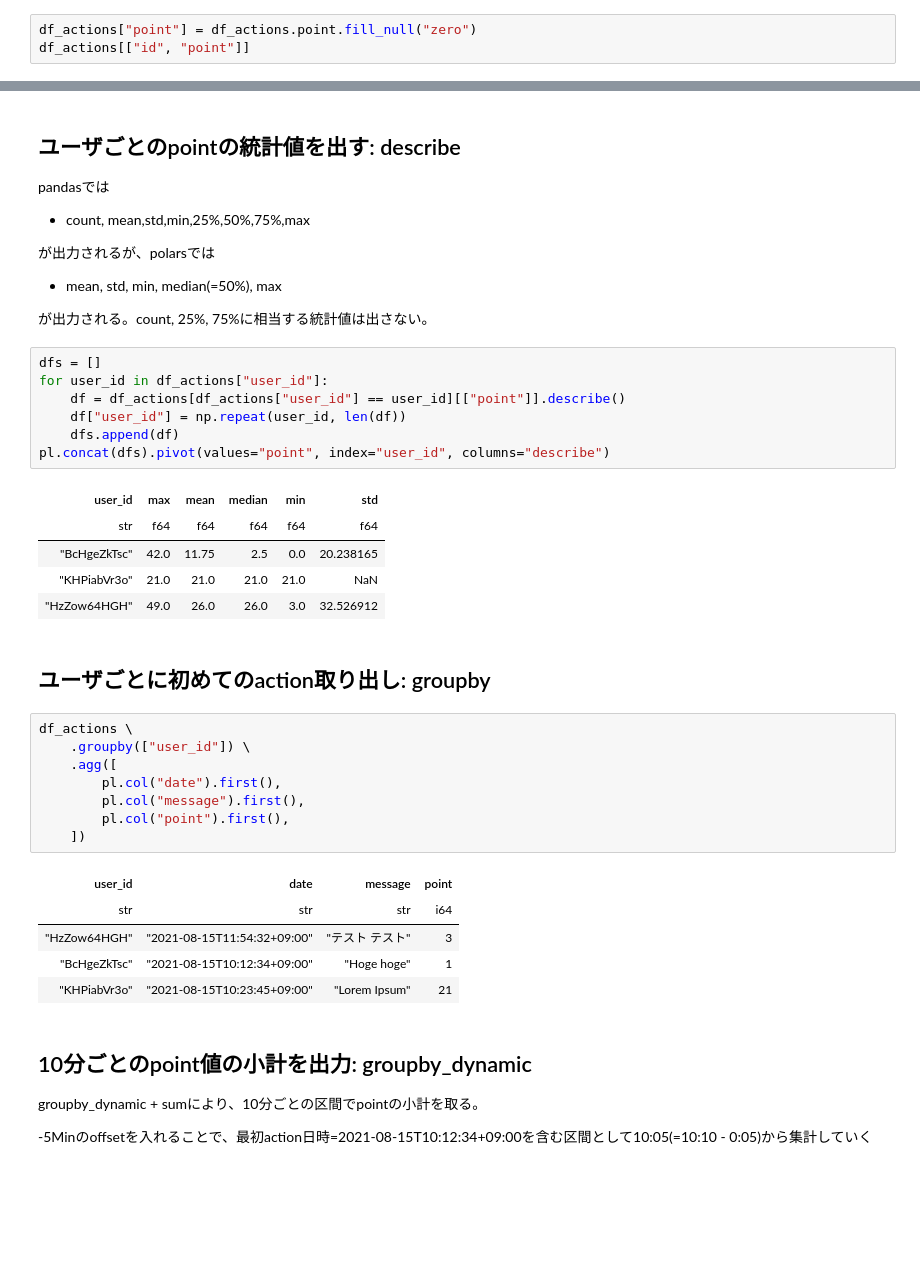
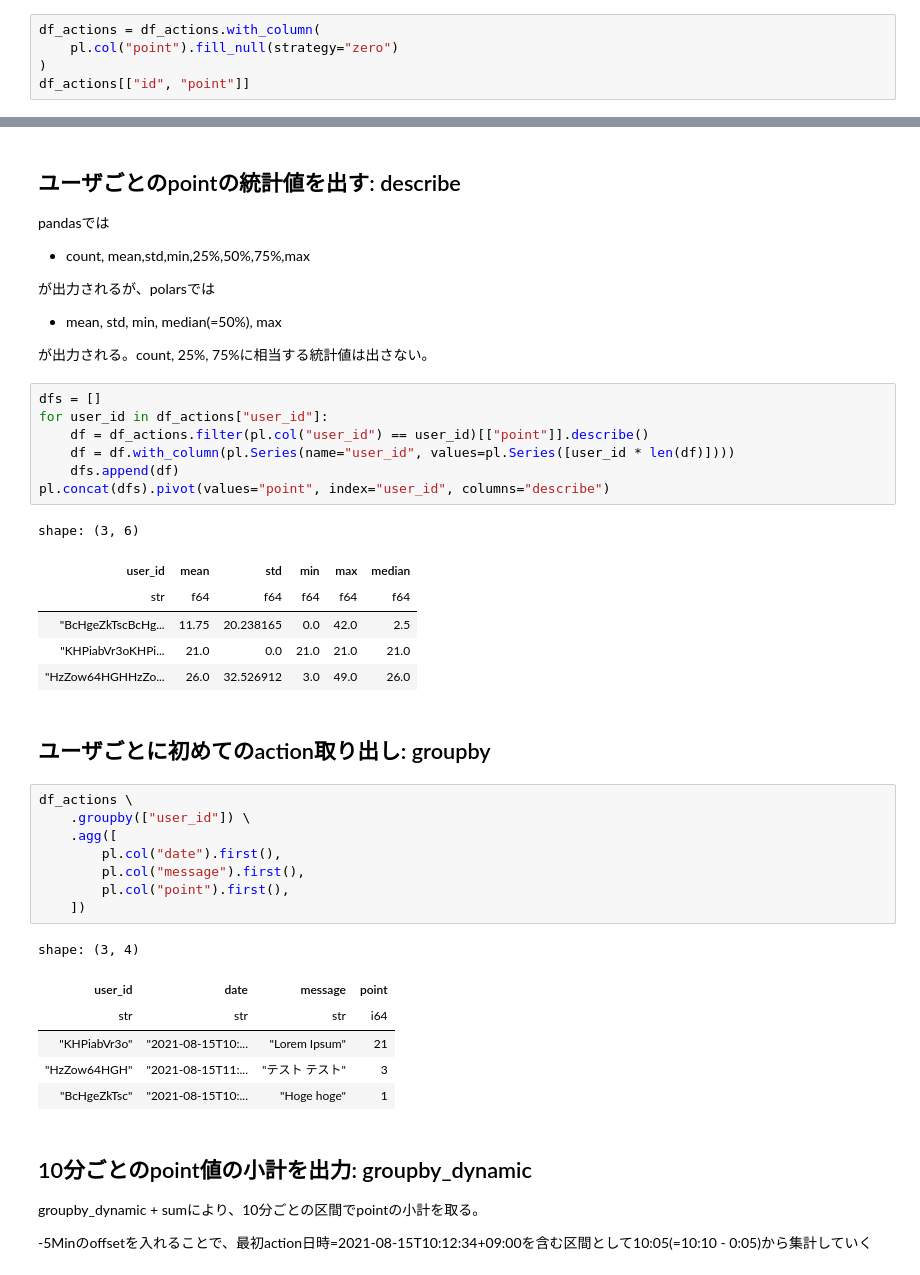
Before and after one commit to Niccari/pandas_polars_processing_example, a Jupyter notebook: polars_processing_example.ipynb, the cells around one changed output, grey strips where cells are left out. Saved outputs shown, nothing was run; the diff lists cells and outputs as text; blank space fills up the shorter version.

```diff
--- a/polars_processing_example.ipynb
+++ b/polars_processing_example.ipynb
@@ -196,6 +199,8 @@ fill_nullのstrategy属性に指定できるものは以下。
 - "one": 1で置き換える
 - "zero": 0で置き換える
 # %%
-df_actions["point"] = df_actions.point.fill_null("zero")
+df_actions = df_actions.with_column(
+    pl.col("point").fill_null(strategy="zero")
+)
 df_actions[["id", "point"]]
 # %% [output]
@@ -240,16 +247,17 @@ pandasでは
 # %%
 dfs = []
 for user_id in df_actions["user_id"]:
-    df = df_actions[df_actions["user_id"] == user_id][["point"]].describe()
-    df["user_id"] = np.repeat(user_id, len(df))
+    df = df_actions.filter(pl.col("user_id") == user_id)[["point"]].describe()
+    df = df.with_column(pl.Series(name="user_id", values=pl.Series([user_id * len(df)])))
     dfs.append(df)
 pl.concat(dfs).pivot(values="point", index="user_id", columns="describe")
 # %% [output]
+shape: (3, 6)
-| user_id | max | mean | median | min | std |
+| user_id | mean | std | min | max | median |
 | str | f64 | f64 | f64 | f64 | f64 |
-| "BcHgeZkTsc" | 42.0 | 11.75 | 2.5 | 0.0 | 20.238165 |
-| "KHPiabVr3o" | 21.0 | 21.0 | 21.0 | 21.0 | NaN |
-| "HzZow64HGH" | 49.0 | 26.0 | 26.0 | 3.0 | 32.526912 |
+| "BcHgeZkTscBcHg... | 11.75 | 20.238165 | 0.0 | 42.0 | 2.5 |
+| "KHPiabVr3oKHPi... | 21.0 | 0.0 | 21.0 | 21.0 | 21.0 |
+| "HzZow64HGHHzZo... | 26.0 | 32.526912 | 3.0 | 49.0 | 26.0 |
 # %% [markdown]
 ## ユーザごとに初めてのaction取り出し: groupby
 # %%
@@ -261,11 +269,12 @@ df_actions \
         pl.col("point").first(),
     ])
 # %% [output]
+shape: (3, 4)
 | user_id | date | message | point |
 | str | str | str | i64 |
-| "HzZow64HGH" | "2021-08-15T11:54:32+09:00" | "テスト テスト" | 3 |
-| "BcHgeZkTsc" | "2021-08-15T10:12:34+09:00" | "Hoge hoge" | 1 |
-| "KHPiabVr3o" | "2021-08-15T10:23:45+09:00" | "Lorem Ipsum" | 21 |
+| "KHPiabVr3o" | "2021-08-15T10:... | "Lorem Ipsum" | 21 |
+| "HzZow64HGH" | "2021-08-15T11:... | "テスト テスト" | 3 |
+| "BcHgeZkTsc" | "2021-08-15T10:... | "Hoge hoge" | 1 |
 # %% [markdown]
 ## 10分ごとのpoint値の小計を出力: groupby_dynamic
 groupby_dynamic + sumにより、10分ごとの区間でpointの小計を取る。
```
Also changed, not shown: parts of 25 cells of this notebook, 2 other files.
